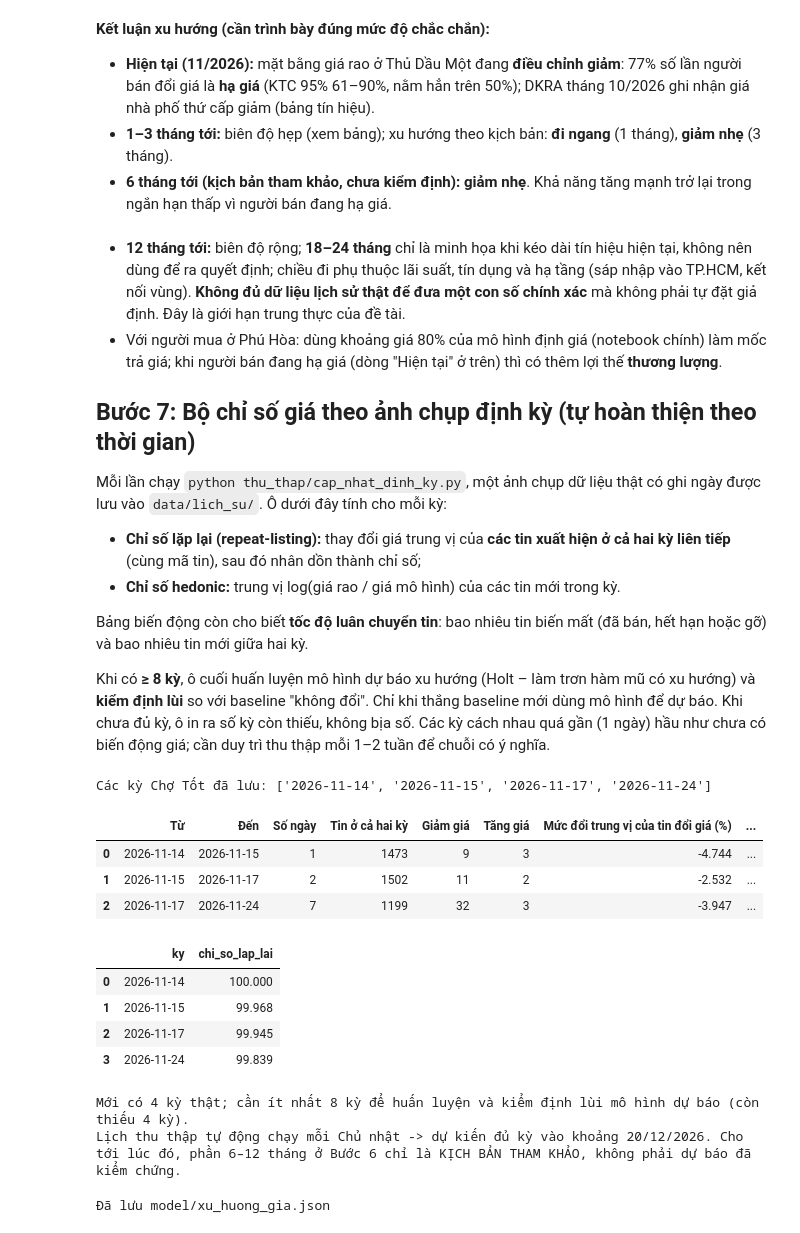
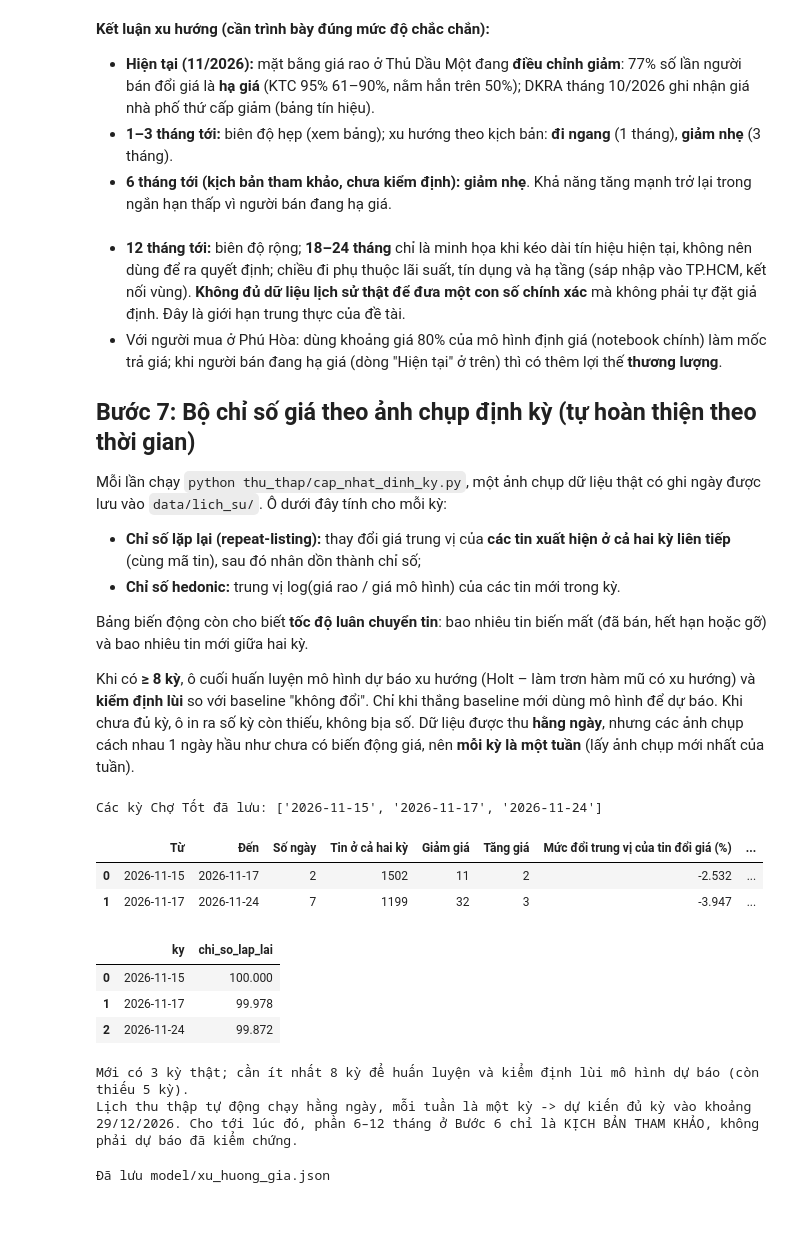
Before and after one commit to 2324801030095-cloud/Project_Du-doan-gia-nha, a Jupyter notebook: notebooks/du_doan_xu_huong_gia.ipynb, the cells around one changed output. Cells and saved outputs as stored; diff of their text form; code cells hidden in the pictures.

```diff
--- a/notebooks/du_doan_xu_huong_gia.ipynb
+++ b/notebooks/du_doan_xu_huong_gia.ipynb
@@ -388,9 +388,11 @@ Mỗi lần chạy `python thu_thap/cap_nhat_dinh_ky.py`, một ảnh chụp d
 
 Bảng biến động còn cho biết **tốc độ luân chuyển tin**: bao nhiêu tin biến mất (đã bán, hết hạn hoặc gỡ) và bao nhiêu tin mới giữa hai kỳ.
 
-Khi có **≥ 8 kỳ**, ô cuối huấn luyện mô hình dự báo xu hướng (Holt – làm trơn hàm mũ có xu hướng) và **kiểm định lùi** so với baseline "không đổi". Chỉ khi thắng baseline mới dùng mô hình để dự báo. Khi chưa đủ kỳ, ô in ra số kỳ còn thiếu, không bịa số. Các kỳ cách nhau quá gần (1 ngày) hầu như chưa có biến động giá; cần duy trì thu thập mỗi 1–2 tuần để chuỗi có ý nghĩa.
+Khi có **≥ 8 kỳ**, ô cuối huấn luyện mô hình dự báo xu hướng (Holt – làm trơn hàm mũ có xu hướng) và **kiểm định lùi** so với baseline "không đổi". Chỉ khi thắng baseline mới dùng mô hình để dự báo. Khi chưa đủ kỳ, ô in ra số kỳ còn thiếu, không bịa số. Dữ liệu được thu **hằng ngày**, nhưng các ảnh chụp cách nhau 1 ngày hầu như chưa có biến động giá, nên **mỗi kỳ là một tuần** (lấy ảnh chụp mới nhất của tuần).
 # %%
 anh = sorted(glob.glob(str(LICH_SU / "chotot_20*.csv")))     # chỉ ảnh chụp NHÀ Ở (bỏ chotot_can_ho_*, chotot_dat_*)
+tuan_cua = lambda f: pd.Timestamp(re.search(r"(\d{4}-\d{2}-\d{2})\.csv$", f)[1]).strftime("%G-%V")
+anh = list({tuan_cua(f): f for f in anh}.values())             # một kỳ = một tuần ISO: giữ ảnh chụp mới nhất của tuần
 ky = []
 for f in anh:
     s = pd.read_csv(f); s = s[s["loai_tin"] == "ban"]
@@ -405,46 +407,44 @@ for (n0, a), (n1, b) in zip(ky[:-1], ky[1:]):
     chi_so.append(chi_so[-1] * np.exp(r.mean()) if len(r) else np.nan)
     so_ngay = (pd.Timestamp(n1) - pd.Timestamp(n0)).days
     bien_dong.append({"Từ": n0, "Đến": n1, "Số ngày": so_ngay, "Tin ở cả hai kỳ": len(chung), "Giảm giá": int((r < 0).sum()), "Tăng giá": int((r > 0).sum()),
                       "Mức đổi trung vị của tin đổi giá (%)": (np.exp(r[r != 0].median()) - 1) * 100 if (r != 0).any() else 0.0,
                       "Thay đổi bình quân mọi tin (%)": (np.exp(r.mean()) - 1) * 100,
                       "Tin biến mất": len(a) - len(chung), "% biến mất/ngày": (len(a) - len(chung)) / len(a) / max(so_ngay, 1) * 100, "Tin mới": len(b) - len(chung)})
 CHI_SO = pd.DataFrame({"ky": [k for k, _ in ky], "chi_so_lap_lai": chi_so})
 BIEN_DONG = pd.DataFrame(bien_dong)
 display(BIEN_DONG.round(3)); display(CHI_SO.round(3))
 
 from mo_hinh_gia import holt, kiem_dinh_lui        # có kiểm thử tự động trong tests/kiem_tra_mo_hinh.py
 
 KY_TOI_THIEU = 8
 if len(CHI_SO) < KY_TOI_THIEU:
     thieu = KY_TOI_THIEU - len(CHI_SO)
-    du_kien = pd.Timestamp(CHI_SO["ky"].iloc[-1]) + pd.offsets.Week(thieu, weekday=6)   # lịch chạy vào Chủ nhật
+    du_kien = pd.Timestamp(CHI_SO["ky"].iloc[-1]) + pd.Timedelta(weeks=thieu)          # mỗi tuần thêm một kỳ
     print(f"Mới có {len(CHI_SO)} kỳ thật; cần ít nhất {KY_TOI_THIEU} kỳ để huấn luyện và kiểm định lùi mô hình dự báo (còn thiếu {thieu} kỳ).\n"
-          f"Lịch thu thập tự động chạy mỗi Chủ nhật -> dự kiến đủ kỳ vào khoảng {du_kien:%d/%m/%Y}. "
+          f"Lịch thu thập tự động chạy hằng ngày, mỗi tuần là một kỳ -> dự kiến đủ kỳ vào khoảng {du_kien:%d/%m/%Y}. "
           "Cho tới lúc đó, phần 6–12 tháng ở Bước 6 chỉ là KỊCH BẢN THAM KHẢO, không phải dự báo đã kiểm chứng.")
 else:
     y = np.log(CHI_SO["chi_so_lap_lai"].to_numpy())
     kq = kiem_dinh_lui(y)
     print(f"Kiểm định lùi trên {kq['so_ky_kiem_tra']} kỳ – MAE Holt: {kq['mae_holt'] * 100:.2f}% | baseline không đổi: {kq['mae_khong_doi'] * 100:.2f}%")
     if kq["so_ky_kiem_tra"] < 6:
         print("Lưu ý: số kỳ kiểm tra còn ít, kết luận kiểm định lùi chưa vững.")
     l, tr = holt(y)
     if kq["holt_tot_hon"]:
         print("Holt thắng baseline → dự báo 6 kỳ tới (%):", [round((np.exp(l + tr * h - y[-1]) - 1) * 100, 2) for h in range(1, 7)])
     else:
         print("Holt KHÔNG thắng baseline 'không đổi' → giữ nhận định ở Bước 6.")
 # %% [output]
-Các kỳ Chợ Tốt đã lưu: ['2026-11-14', '2026-11-15', '2026-11-17', '2026-11-24']
+Các kỳ Chợ Tốt đã lưu: ['2026-11-15', '2026-11-17', '2026-11-24']
 |  | Từ | Đến | Số ngày | Tin ở cả hai kỳ | Giảm giá | Tăng giá | Mức đổi trung vị của tin đổi giá (%) | ... |
-| 0 | 2026-11-14 | 2026-11-15 | 1 | 1473 | 9 | 3 | -4.744 | ... |
-| 1 | 2026-11-15 | 2026-11-17 | 2 | 1502 | 11 | 2 | -2.532 | ... |
-| 2 | 2026-11-17 | 2026-11-24 | 7 | 1199 | 32 | 3 | -3.947 | ... |
+| 0 | 2026-11-15 | 2026-11-17 | 2 | 1502 | 11 | 2 | -2.532 | ... |
+| 1 | 2026-11-17 | 2026-11-24 | 7 | 1199 | 32 | 3 | -3.947 | ... |
 |  | ky | chi_so_lap_lai |
-| 0 | 2026-11-14 | 100.000 |
-| 1 | 2026-11-15 | 99.968 |
-| 2 | 2026-11-17 | 99.945 |
-| 3 | 2026-11-24 | 99.839 |
+| 0 | 2026-11-15 | 100.000 |
+| 1 | 2026-11-17 | 99.978 |
+| 2 | 2026-11-24 | 99.872 |
-Mới có 4 kỳ thật; cần ít nhất 8 kỳ để huấn luyện và kiểm định lùi mô hình dự báo (còn thiếu 4 kỳ).
-Lịch thu thập tự động chạy mỗi Chủ nhật -> dự kiến đủ kỳ vào khoảng 20/12/2026. Cho tới lúc đó, phần 6–12 tháng ở Bước 6 chỉ là KỊCH BẢN THAM KHẢO, không phải dự báo đã kiểm chứng.
+Mới có 3 kỳ thật; cần ít nhất 8 kỳ để huấn luyện và kiểm định lùi mô hình dự báo (còn thiếu 5 kỳ).
+Lịch thu thập tự động chạy hằng ngày, mỗi tuần là một kỳ -> dự kiến đủ kỳ vào khoảng 29/12/2026. Cho tới lúc đó, phần 6–12 tháng ở Bước 6 chỉ là KỊCH BẢN THAM KHẢO, không phải dự báo đã kiểm chứng.
 # %%
 xuat = {
     "nguon_du_lieu": "THAT",
```
Also changed, not shown: parts of 1 cell of this notebook, 8 other files.
